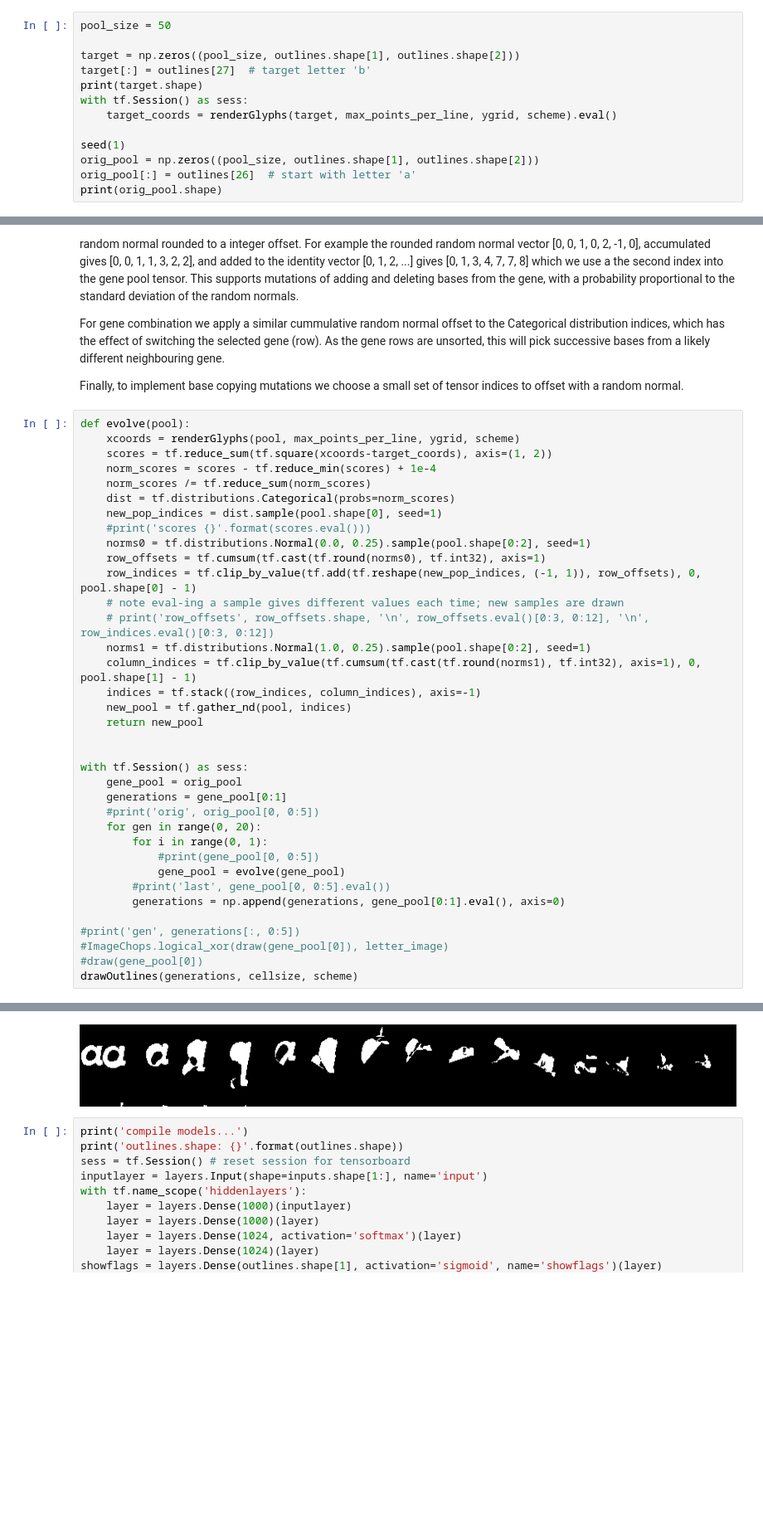
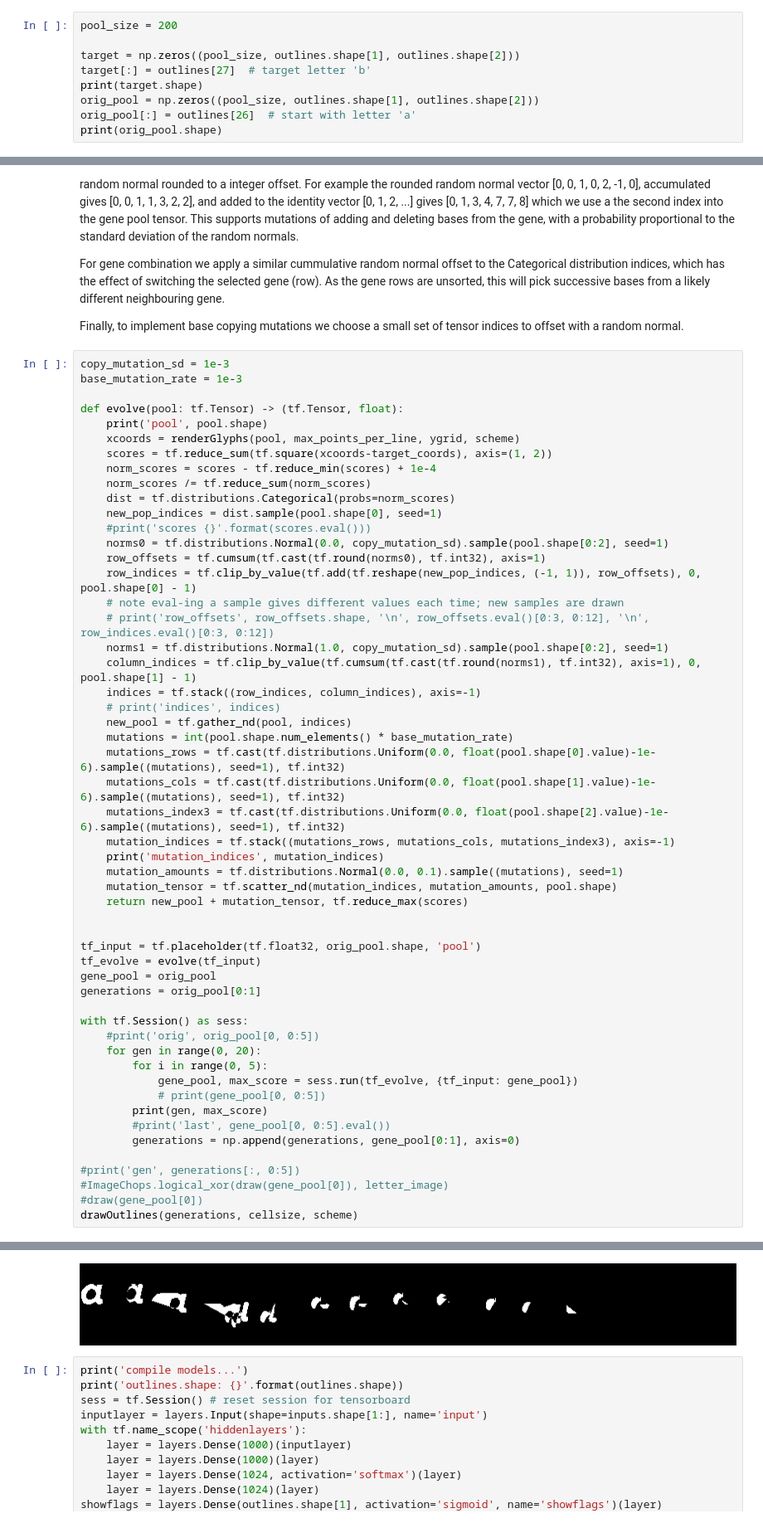
Before and after one commit to terryspitz/ipython_notebooks, a Jupyter notebook: fontvolve-TF.ipynb, the cells around one changed output, grey strips where cells are left out. Shown at 83% size. Cells and saved outputs as stored; diff of their text form; blank space fills up the shorter version.

Commit message:
add base mutations todo: not converging, debug further

```diff
--- a/fontvolve-TF.ipynb
+++ b/fontvolve-TF.ipynb
@@ -261,15 +261,11 @@ input shape:  (248, 66)
 outline shape:  (248, 110, 4)
 [figure]
 # %%
-pool_size = 50
+pool_size = 200
 
 target = np.zeros((pool_size, outlines.shape[1], outlines.shape[2]))
 target[:] = outlines[27]  # target letter 'b'
 print(target.shape)
-with tf.Session() as sess:
-    target_coords = renderGlyphs(target, max_points_per_line, ygrid, scheme).eval()
-
-seed(1)
 orig_pool = np.zeros((pool_size, outlines.shape[1], outlines.shape[2]))
 orig_pool[:] = outlines[26]  # start with letter 'a'
 print(orig_pool.shape)
@@ -287,7 +283,11 @@ For gene combination we apply a similar cummulative random normal offset to the
 
 Finally, to implement base copying mutations we choose a small set of tensor indices to offset with a random normal.
 # %%
-def evolve(pool):
+copy_mutation_sd = 1e-3
+base_mutation_rate = 1e-3
+
+def evolve(pool: tf.Tensor) -> (tf.Tensor, float):
+    print('pool', pool.shape)
     xcoords = renderGlyphs(pool, max_points_per_line, ygrid, scheme)
     scores = tf.reduce_sum(tf.square(xcoords-target_coords), axis=(1, 2))
     norm_scores = scores - tf.reduce_min(scores) + 1e-4
@@ -295,28 +295,41 @@ def evolve(pool):
     dist = tf.distributions.Categorical(probs=norm_scores)
     new_pop_indices = dist.sample(pool.shape[0], seed=1)
     #print('scores {}'.format(scores.eval()))
-    norms0 = tf.distributions.Normal(0.0, 0.25).sample(pool.shape[0:2], seed=1)
+    norms0 = tf.distributions.Normal(0.0, copy_mutation_sd).sample(pool.shape[0:2], seed=1)
     row_offsets = tf.cumsum(tf.cast(tf.round(norms0), tf.int32), axis=1)
     row_indices = tf.clip_by_value(tf.add(tf.reshape(new_pop_indices, (-1, 1)), row_offsets), 0, pool.shape[0] - 1)
     # note eval-ing a sample gives different values each time; new samples are drawn
     # print('row_offsets', row_offsets.shape, '\n', row_offsets.eval()[0:3, 0:12], '\n', row_indices.eval()[0:3, 0:12])
-    norms1 = tf.distributions.Normal(1.0, 0.25).sample(pool.shape[0:2], seed=1)
+    norms1 = tf.distributions.Normal(1.0, copy_mutation_sd).sample(pool.shape[0:2], seed=1)
     column_indices = tf.clip_by_value(tf.cumsum(tf.cast(tf.round(norms1), tf.int32), axis=1), 0, pool.shape[1] - 1)
     indices = tf.stack((row_indices, column_indices), axis=-1)
+    # print('indices', indices)
     new_pool = tf.gather_nd(pool, indices)
-    return new_pool
+    mutations = int(pool.shape.num_elements() * base_mutation_rate)
+    mutations_rows = tf.cast(tf.distributions.Uniform(0.0, float(pool.shape[0].value)-1e-6).sample((mutations), seed=1), tf.int32)
+    mutations_cols = tf.cast(tf.distributions.Uniform(0.0, float(pool.shape[1].value)-1e-6).sample((mutations), seed=1), tf.int32)
+    mutations_index3 = tf.cast(tf.distributions.Uniform(0.0, float(pool.shape[2].value)-1e-6).sample((mutations), seed=1), tf.int32)
+    mutation_indices = tf.stack((mutations_rows, mutations_cols, mutations_index3), axis=-1)
+    print('mutation_indices', mutation_indices)
+    mutation_amounts = tf.distributions.Normal(0.0, 0.1).sample((mutations), seed=1)
+    mutation_tensor = tf.scatter_nd(mutation_indices, mutation_amounts, pool.shape)
+    return new_pool + mutation_tensor, tf.reduce_max(scores)
 
 
+tf_input = tf.placeholder(tf.float32, orig_pool.shape, 'pool')
+tf_evolve = evolve(tf_input)
+gene_pool = orig_pool
+generations = orig_pool[0:1]
+
 with tf.Session() as sess:
-    gene_pool = orig_pool
-    generations = gene_pool[0:1]
     #print('orig', orig_pool[0, 0:5])
     for gen in range(0, 20):
-        for i in range(0, 1):
-            #print(gene_pool[0, 0:5])
-            gene_pool = evolve(gene_pool)
+        for i in range(0, 5):
+            gene_pool, max_score = sess.run(tf_evolve, {tf_input: gene_pool})
+            # print(gene_pool[0, 0:5])
+        print(gen, max_score)
         #print('last', gene_pool[0, 0:5].eval())
-        generations = np.append(generations, gene_pool[0:1].eval(), axis=0)
+        generations = np.append(generations, gene_pool[0:1], axis=0)
 
 #print('gen', generations[:, 0:5])
 #ImageChops.logical_xor(draw(gene_pool[0]), letter_image)
@@ -326,4 +356,4 @@ drawOutlines(generations, cellsize, scheme)
-[figure, old version]
+[figure, new version]
 # %%
 print('compile models...')
 print('outlines.shape: {}'.format(outlines.shape))
```
Also changed, not shown: parts of 3 cells of this notebook.
